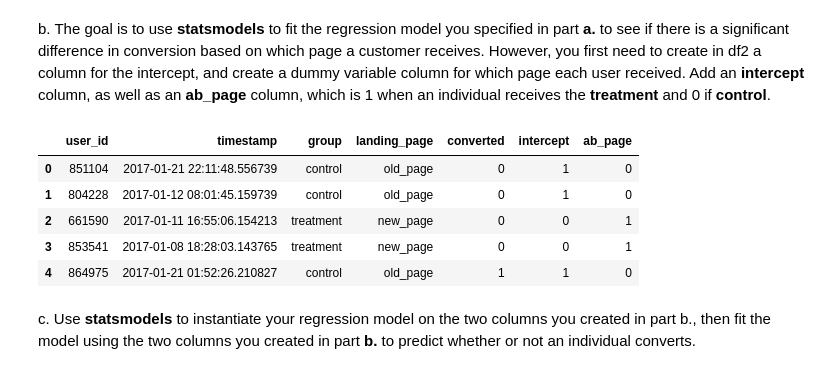
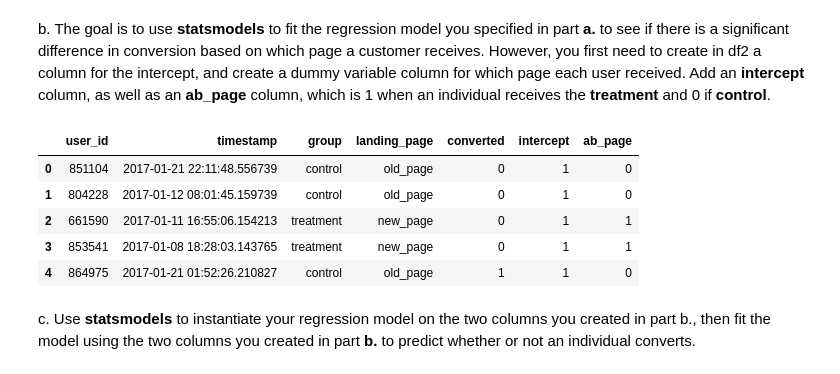
Before and after one commit to Victoriapm/Analyze_A-B_Test_Results, a Jupyter notebook: Analyze_ab_test_results_notebook.ipynb, the cells around one changed output. Saved outputs shown, nothing was run; the diff lists cells and outputs as text; code cells hidden in the pictures.

```diff
--- a/Analyze_ab_test_results_notebook.ipynb
+++ b/Analyze_ab_test_results_notebook.ipynb
@@ -303,16 +303,19 @@ Since the variable will be binary, it only takes two values, it should be used *
 # %% [markdown]
 b. The goal is to use **statsmodels** to fit the regression model you specified in part **a.** to see if there is a significant difference in conversion based on which page a customer receives. However, you first need to create in df2 a column for the intercept, and create a dummy variable column for which page each user received.  Add an **intercept** column, as well as an **ab_page** column, which is 1 when an individual receives the **treatment** and 0 if **control**.
 # %%
-# Add intercept column and ab_page columns
-df2[['intercept', 'ab_page']] = pd.get_dummies(df2['group'])
+# Add intercept column
+df2['intercept'] = 1
+
+# add dummy for ab_page column
+df2['ab_page'] = pd.get_dummies(df2['group'])['treatment']
 
 df2.head()
 # %% [output]
 |  | user_id | timestamp | group | landing_page | converted | intercept | ab_page |
 | 0 | 851104 | 2017-01-21 22:11:48.556739 | control | old_page | 0 | 1 | 0 |
 | 1 | 804228 | 2017-01-12 08:01:45.159739 | control | old_page | 0 | 1 | 0 |
-| 2 | 661590 | 2017-01-11 16:55:06.154213 | treatment | new_page | 0 | 0 | 1 |
-| 3 | 853541 | 2017-01-08 18:28:03.143765 | treatment | new_page | 0 | 0 | 1 |
+| 2 | 661590 | 2017-01-11 16:55:06.154213 | treatment | new_page | 0 | 1 | 1 |
+| 3 | 853541 | 2017-01-08 18:28:03.143765 | treatment | new_page | 0 | 1 | 1 |
 | 4 | 864975 | 2017-01-21 01:52:26.210827 | control | old_page | 1 | 1 | 0 |
 # %% [markdown]
 c. Use **statsmodels** to instantiate your regression model on the two columns you created in part b., then fit the model using the two columns you created in part **b.** to predict whether or not an individual converts.
```
Also changed, not shown: parts of 19 cells of this notebook, 1 other file.
